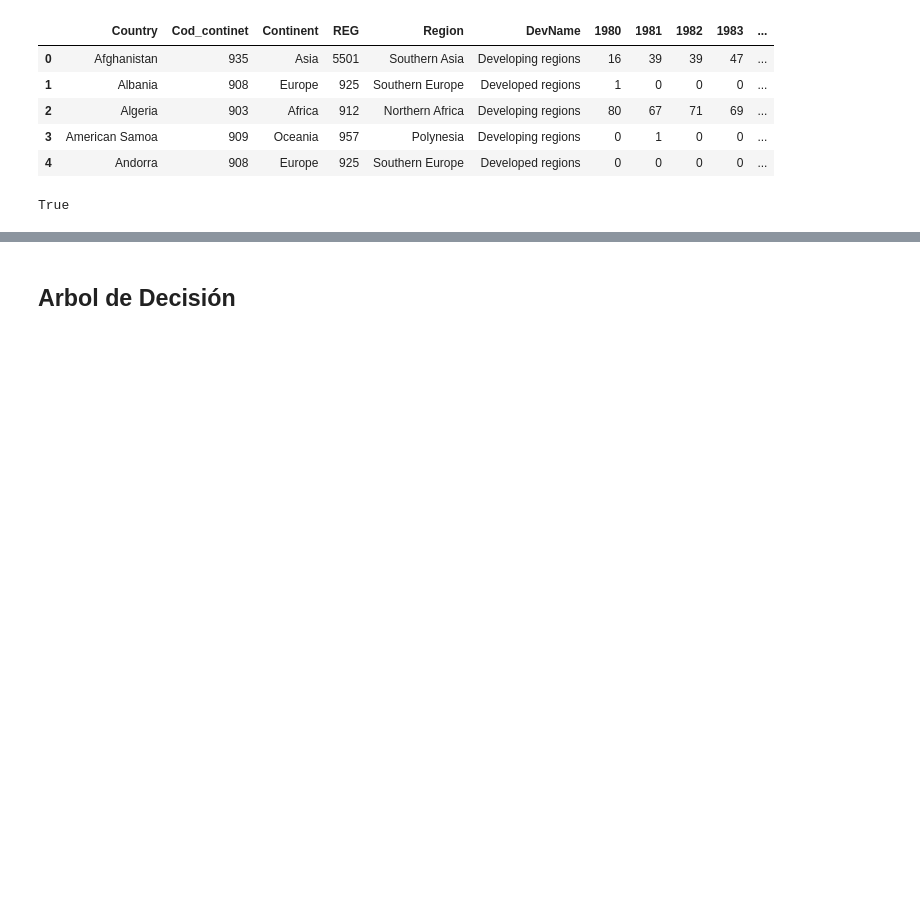
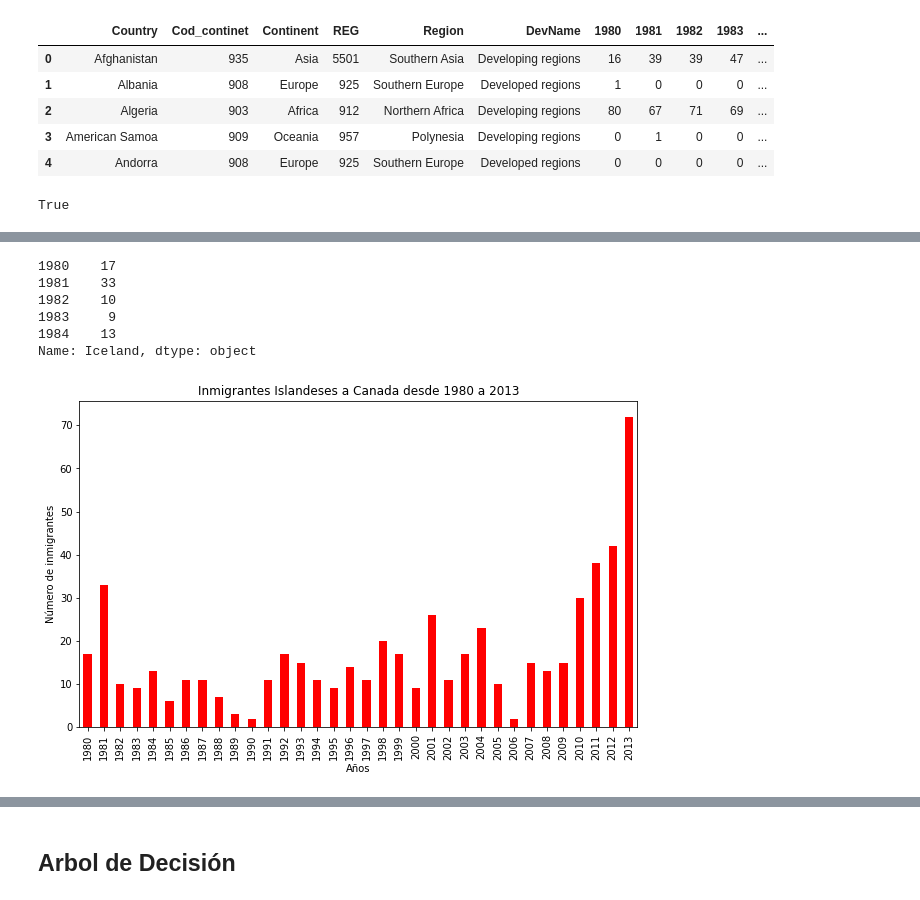
Before and after one commit to josealejandro2017/ProyectoHouse, a Jupyter notebook: SegundaEntrega_Sanabria.ipynb, the cells around one changed output, grey strips where cells are left out. Cells and saved outputs as stored; diff of their text form; code cells hidden in the pictures; blank space fills up the shorter version.

```diff
--- a/SegundaEntrega_Sanabria.ipynb
+++ b/SegundaEntrega_Sanabria.ipynb
@@ -237,0 +485,22 @@ Dimensión de los datos: (195, 40)
+# %%
+# paso 1: obtener los datos
+df_islandia = df_can.loc['Iceland', years]
+df_islandia.head()
+# %% [output]
+1980    17
+1981    33
+1982    10
+1983     9
+1984    13
+Name: Iceland, dtype: object
+# %%
+# paso 2: graficar los datos
+df_islandia.plot(kind='bar', figsize=(10, 6), color= "red")
+
+plt.xlabel('Años') # agrega al gráfico la etiqueta del eje x
+plt.ylabel('Número de inmigrantes') # agrega al gráfico la etiqueta del eje y
+plt.title('Inmigrantes Islandeses a Canada desde 1980 a 2013') # agrega al gráfico el título
+
+plt.show()
+# %% [output]
+[figure, added]
```
Also changed, not shown: parts of 105 cells of this notebook.
